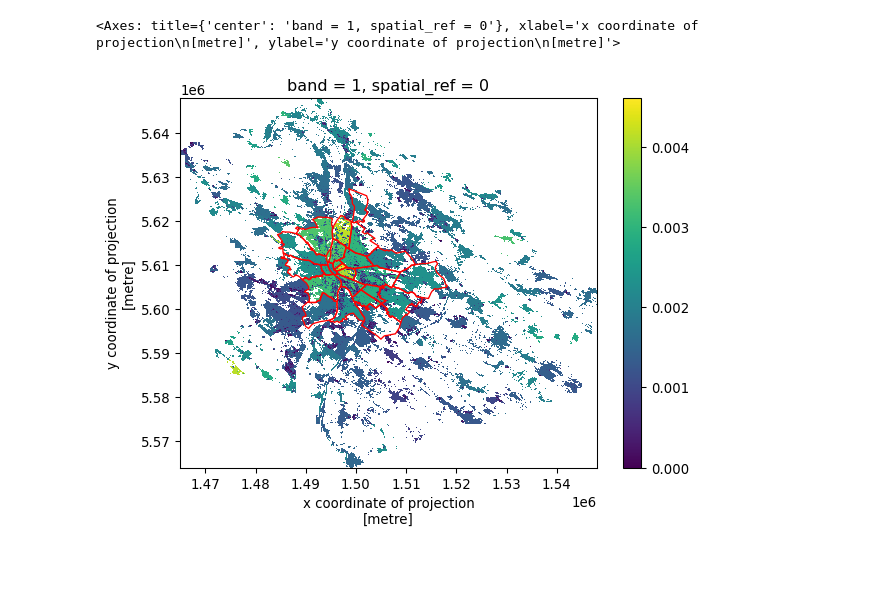
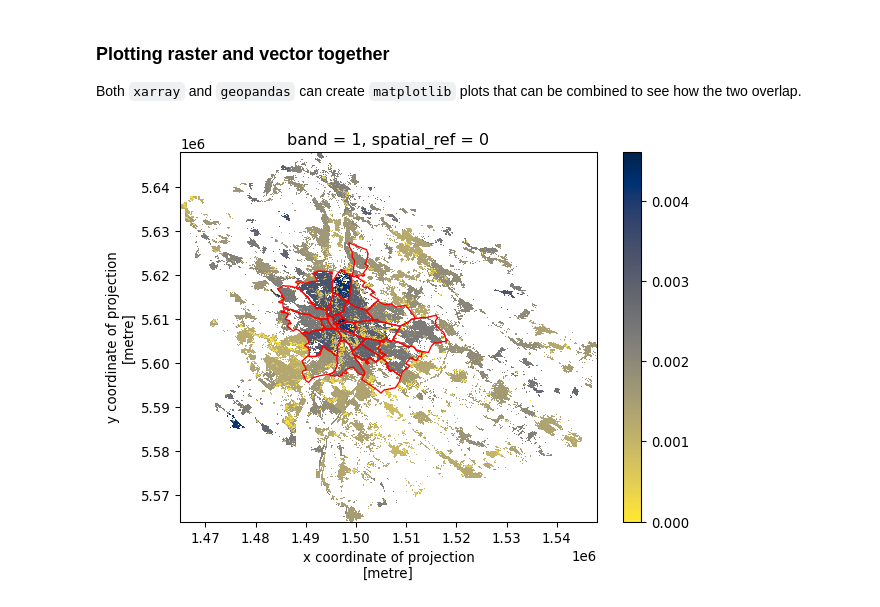
Before and after one commit to martinfleis/sds, a Jupyter notebook: chapter_08/hands_on.ipynb, the cells around one changed output. Saved outputs shown, nothing was run; the diff lists cells and outputs as text; code cells hidden in the pictures; blank space fills up the shorter version.

```diff
--- a/chapter_08/hands_on.ipynb
+++ b/chapter_08/hands_on.ipynb
@@ -54,9 +164,10 @@ _ = agg.plot()
 # %%
-url = ("https://jeodpp.jrc.ec.europa.eu/ftp/"\
-       "jrc-opendata/GHSL/"\
-       "GHS_FUA_UCDB2015_GLOBE_R2019A/V1-0/"\
-       "GHS_FUA_UCDB2015_GLOBE_R2019A_54009_1K_V1_0.zip"
-      )
-p = f"zip+{url}!GHS_FUA_UCDB2015_GLOBE_R2019A_54009_1K_V1_0.gpkg"
+pop_url = (
+    "https://jeodpp.jrc.ec.europa.eu/ftp/jrc-opendata/GHSL/"
+    "GHS_FUA_UCDB2015_GLOBE_R2019A/V1-0/"
+    "GHS_FUA_UCDB2015_GLOBE_R2019A_54009_1K_V1_0.zip"
+)
+p = f"zip+{pop_url}!GHS_FUA_UCDB2015_GLOBE_R2019A_54009_1K_V1_0.gpkg"
 fuas = gpd.read_file(p)
-budapest = fuas.query("eFUA_name == 'Budapest'").to_crs("EPSG:4326")
+budapest = fuas.query("eFUA_name == 'Budapest'")
+budapest.explore()
@@ -63,5 +180,7 @@ budapest = fuas.query("eFUA_name == 'Budapest'").to_crs("EPSG:4326")
 # %%
-population_bud = population.rio.clip(budapest.to_crs(population.rio.crs).geometry)
+population_bud = population.rio.clip(
+    budapest.to_crs(population.rio.crs).geometry
+)
 population_bud
 # %% [output]
 [interactive output not drawn]
@@ -142,5 +287,5 @@ url = "https://jeodpp.jrc.ec.europa.eu/ftp/jrc-opendata/GHSL/GHS_BUILT_V_GLOBE_R
 # %%
-p = f"zip+{url}!GHS_BUILT_V_E2030_GLOBE_R2023A_54009_100_V1_0_R4_C20.tif"
+p = f"zip+{volume_url}!GHS_BUILT_V_E2030_GLOBE_R2023A_54009_100_V1_0_R4_C20.tif"
 built_up = rioxarray.open_rasterio(p, masked=True)
 built_up
 # %% [output]
@@ -170,11 +347,19 @@ pop_density.rio.to_raster("population_density.tif")
 # %%
-admin_level_9 = ox.features_from_place("Budapest", {"admin_level":"9"})
-districts = admin_level_9[admin_level_9.geom_type == "Polygon"][["name", "name:en", "geometry"]].reset_index()
+admin_level_9 = ox.features_from_place("Budapest", {"admin_level": "9"})
+districts = admin_level_9[admin_level_9.geom_type == "Polygon"][
+    ["name", "name:en", "geometry"]
+]
 districts["key"] = range(len(districts))
+# %% [markdown]
+### Plotting raster and vector together
+
+Both `xarray` and `geopandas` can create `matplotlib` plots that can be
+combined to see how the two overlap.
 # %%
 f, ax = plt.subplots()
-pop_density.plot(ax=ax)
-districts.to_crs(pop_density.rio.crs).plot(ax=ax, facecolor="none", edgecolor="red", linewidth=1, aspect=None)
+pop_density.plot(ax=ax, cmap="cividis_r")
+districts.to_crs(pop_density.rio.crs).plot(
+    ax=ax, facecolor="none", edgecolor="red", linewidth=1, aspect=None
+);
 # %% [output]
-<Axes: title={'center': 'band = 1, spatial_ref = 0'}, xlabel='x coordinate of projection\n[metre]', ylabel='y coordinate of projection\n[metre]'>
-[figure, old version]
+[figure, new version]
```
Also changed, not shown: parts of 49 cells of this notebook, 33 other files.
